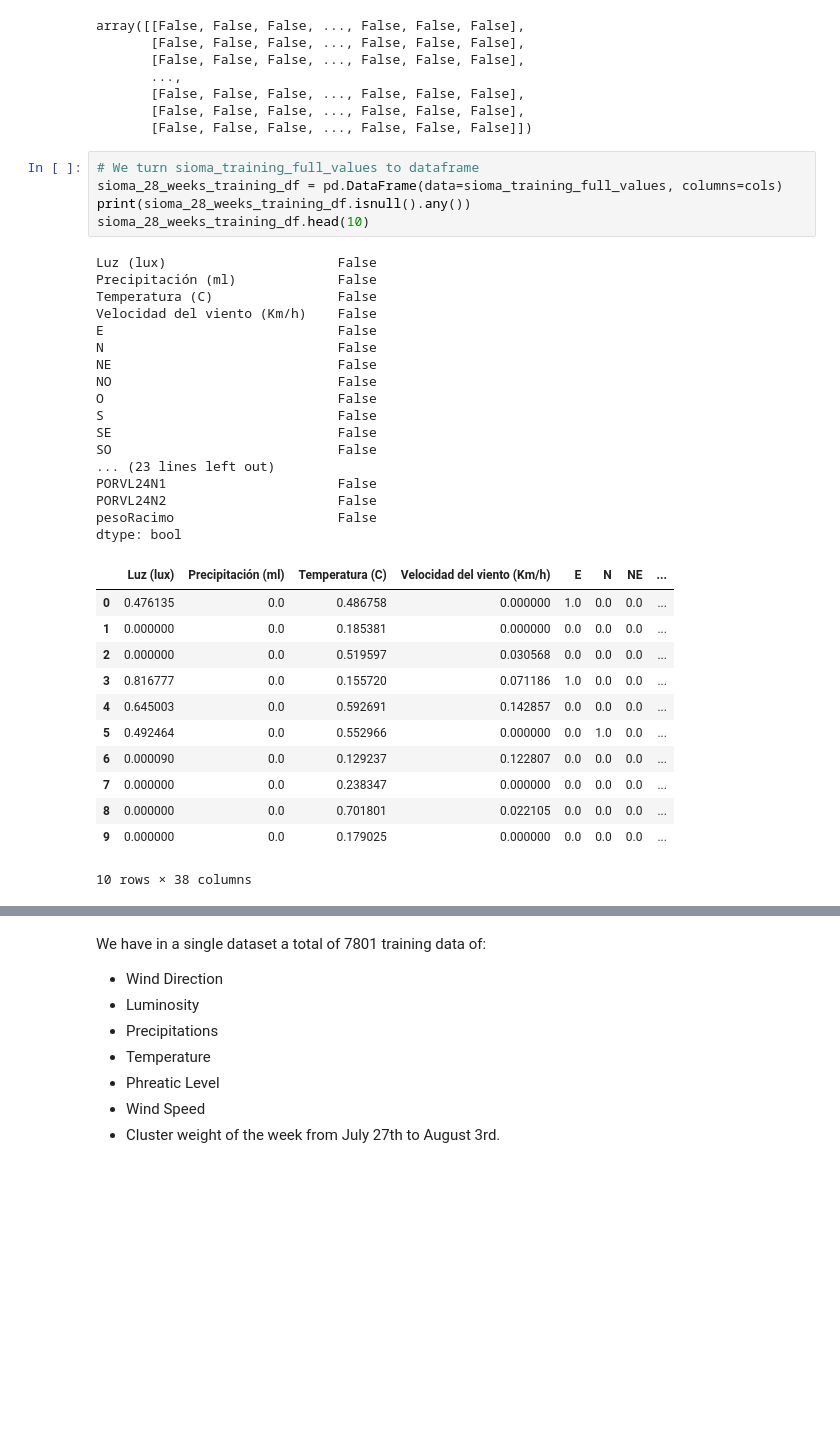
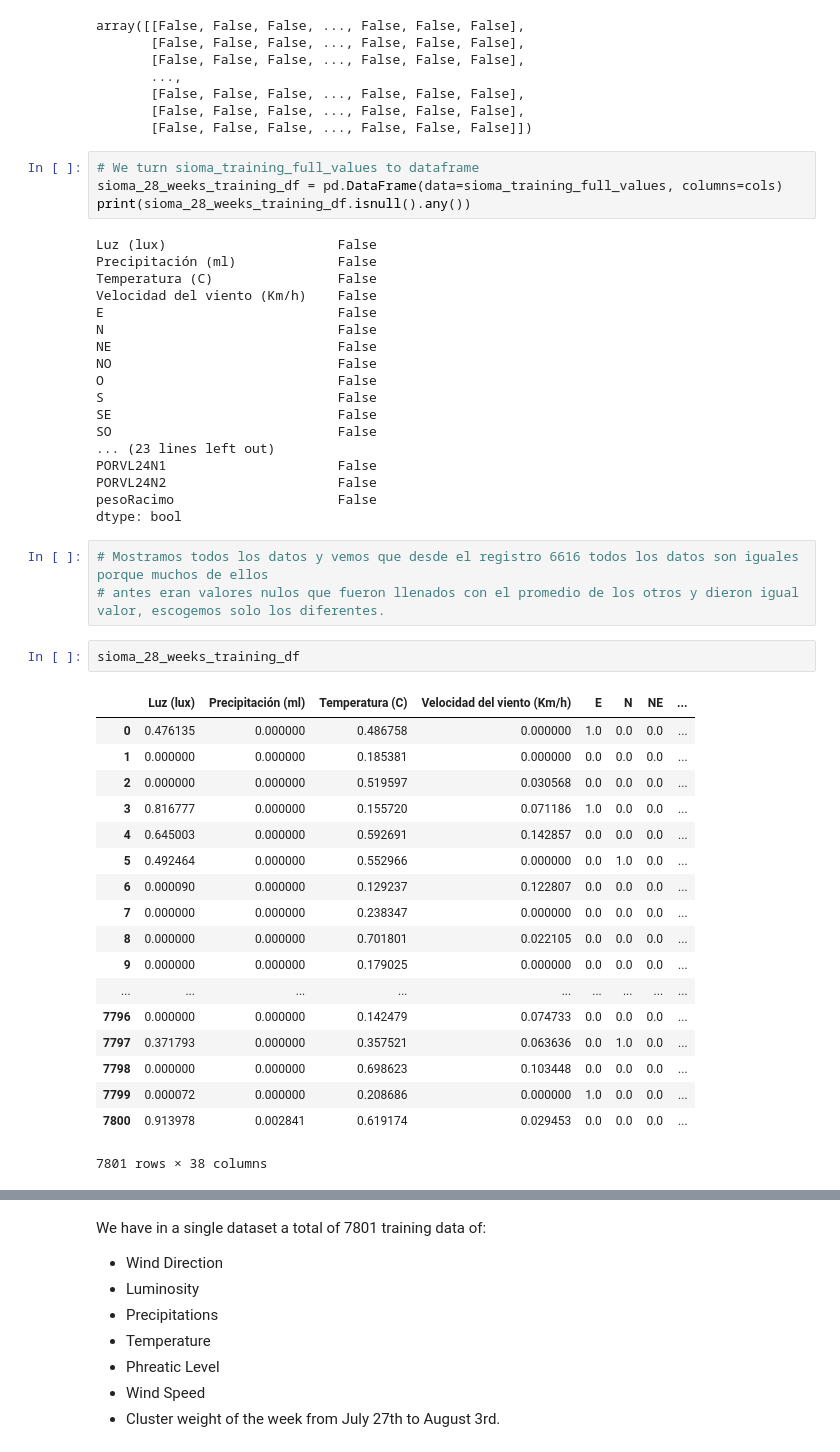
Before and after one commit to bgarcial/sioma_project, a Jupyter notebook: notebooks/creating_28_weeks_sioma-training-dataset.ipynb, the cells around one changed output, grey strips where cells are left out. Cells and saved outputs as stored; diff of their text form; blank space fills up the shorter version.

```diff
--- a/notebooks/creating_28_weeks_sioma-training-dataset.ipynb
+++ b/notebooks/creating_28_weeks_sioma-training-dataset.ipynb
@@ -283,7 +283,6 @@ array([[False, False, False, ..., False, False, False],
 # We turn sioma_training_full_values to dataframe
 sioma_28_weeks_training_df = pd.DataFrame(data=sioma_training_full_values, columns=cols)
 print(sioma_28_weeks_training_df.isnull().any())
-sioma_28_weeks_training_df.head(10)
 # %% [output]
 Luz (lux)                      False
 Precipitación (ml)             False
@@ -302,15 +301,27 @@ PORVL24N1                      False
 PORVL24N2                      False
 pesoRacimo                     False
 dtype: bool
-|  | Luz (lux) | Precipitación (ml) | Temperatura (C) | Velocidad del viento (Km/h) | E | N | NE | ... |
-| 0 | 0.476135 | 0.0 | 0.486758 | 0.000000 | 1.0 | 0.0 | 0.0 | ... |
-| 1 | 0.000000 | 0.0 | 0.185381 | 0.000000 | 0.0 | 0.0 | 0.0 | ... |
-| 2 | 0.000000 | 0.0 | 0.519597 | 0.030568 | 0.0 | 0.0 | 0.0 | ... |
-| 3 | 0.816777 | 0.0 | 0.155720 | 0.071186 | 1.0 | 0.0 | 0.0 | ... |
-| 4 | 0.645003 | 0.0 | 0.592691 | 0.142857 | 0.0 | 0.0 | 0.0 | ... |
-| 5 | 0.492464 | 0.0 | 0.552966 | 0.000000 | 0.0 | 1.0 | 0.0 | ... |
-| 6 | 0.000090 | 0.0 | 0.129237 | 0.122807 | 0.0 | 0.0 | 0.0 | ... |
-| 7 | 0.000000 | 0.0 | 0.238347 | 0.000000 | 0.0 | 0.0 | 0.0 | ... |
-| 8 | 0.000000 | 0.0 | 0.701801 | 0.022105 | 0.0 | 0.0 | 0.0 | ... |
-| 9 | 0.000000 | 0.0 | 0.179025 | 0.000000 | 0.0 | 0.0 | 0.0 | ... |
-10 rows × 38 columns
+# %%
+# Mostramos todos los datos y vemos que desde el registro 6616 todos los datos son iguales porque muchos de ellos
+# antes eran valores nulos que fueron llenados con el promedio de los otros y dieron igual valor, escogemos solo los diferentes.
+# %%
+sioma_28_weeks_training_df
+# %% [output]
+|  | Luz (lux) | Precipitación (ml) | Temperatura (C) | Velocidad del viento (Km/h) | E | N | NE | ... |
+| 0 | 0.476135 | 0.000000 | 0.486758 | 0.000000 | 1.0 | 0.0 | 0.0 | ... |
+| 1 | 0.000000 | 0.000000 | 0.185381 | 0.000000 | 0.0 | 0.0 | 0.0 | ... |
+| 2 | 0.000000 | 0.000000 | 0.519597 | 0.030568 | 0.0 | 0.0 | 0.0 | ... |
+| 3 | 0.816777 | 0.000000 | 0.155720 | 0.071186 | 1.0 | 0.0 | 0.0 | ... |
+| 4 | 0.645003 | 0.000000 | 0.592691 | 0.142857 | 0.0 | 0.0 | 0.0 | ... |
+| 5 | 0.492464 | 0.000000 | 0.552966 | 0.000000 | 0.0 | 1.0 | 0.0 | ... |
+| 6 | 0.000090 | 0.000000 | 0.129237 | 0.122807 | 0.0 | 0.0 | 0.0 | ... |
+| 7 | 0.000000 | 0.000000 | 0.238347 | 0.000000 | 0.0 | 0.0 | 0.0 | ... |
+| 8 | 0.000000 | 0.000000 | 0.701801 | 0.022105 | 0.0 | 0.0 | 0.0 | ... |
+| 9 | 0.000000 | 0.000000 | 0.179025 | 0.000000 | 0.0 | 0.0 | 0.0 | ... |
+| ... | ... | ... | ... | ... | ... | ... | ... | ... |
+| 7796 | 0.000000 | 0.000000 | 0.142479 | 0.074733 | 0.0 | 0.0 | 0.0 | ... |
+| 7797 | 0.371793 | 0.000000 | 0.357521 | 0.063636 | 0.0 | 1.0 | 0.0 | ... |
+| 7798 | 0.000000 | 0.000000 | 0.698623 | 0.103448 | 0.0 | 0.0 | 0.0 | ... |
+| 7799 | 0.000072 | 0.000000 | 0.208686 | 0.000000 | 1.0 | 0.0 | 0.0 | ... |
+| 7800 | 0.913978 | 0.002841 | 0.619174 | 0.029453 | 0.0 | 0.0 | 0.0 | ... |
+7801 rows × 38 columns
```
Also changed, not shown: parts of 3 cells of this notebook, 20 other files.
